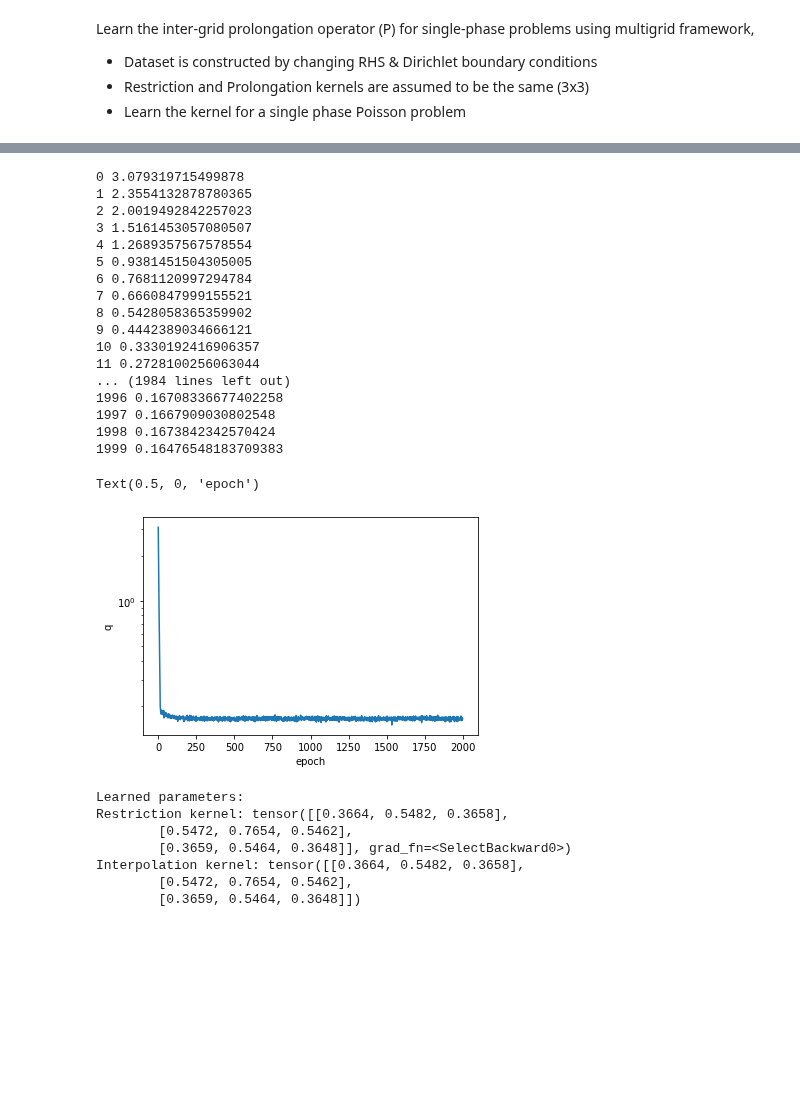
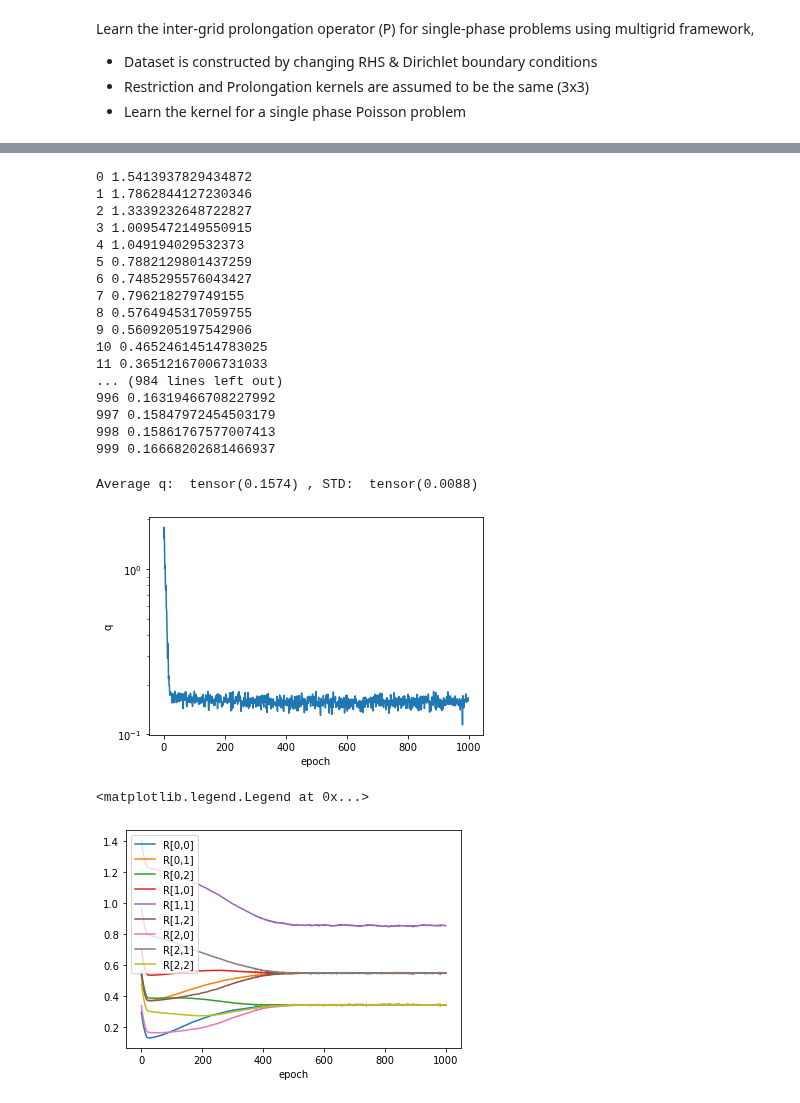
Before and after one commit to longfish/Multigrid-FEANet, a Jupyter notebook: MM-FEANet-learnP.ipynb, the cells around one changed output, grey strips where cells are left out. Cells and saved outputs as stored; diff of their text form; code cells hidden in the pictures; blank space fills up the shorter version.

```diff
--- a/MM-FEANet-learnP.ipynb
+++ b/MM-FEANet-learnP.ipynb
@@ -393,10 +387,10 @@ def train_one_epoch():
     last_loss = running_loss/(i+1)
     return last_loss, para_list[0][0,0].data
 # %%
-num_epoch = 2000
+num_epoch = 1000
 best_vloss = 1_000_000.
 
-loss_train = []
+loss_train = torch.zeros((num_epoch, 1))
 kernel_train = torch.zeros((num_epoch, 3, 3))
 for epoch in range(num_epoch):
     model.train(True)
@@ -406,33 +400,49 @@ for epoch in range(num_epoch):
     # Track best performance, and save the model's state
     mpath = os.path.join(model_dir,model_name+'.pth')
     torch.save(model.state_dict(), mpath)
-    loss_train.append(avg_loss)
+    loss_train[epoch] = avg_loss
     kernel_train[epoch] = kernel_i.detach().clone()
 # %% [output]
-0 3.079319715499878
-1 2.3554132878780365
-2 2.0019492842257023
-3 1.5161453057080507
-4 1.2689357567578554
-5 0.9381451504305005
-6 0.7681120997294784
-7 0.6660847999155521
-8 0.5428058365359902
-9 0.4442389034666121
-10 0.3330192416906357
-11 0.2728100256063044
-... (1984 lines left out)
-1996 0.16708336677402258
-1997 0.1667909030802548
-1998 0.1673842342570424
-1999 0.16476548183709383
+0 1.5413937829434872
+1 1.7862844127230346
+2 1.3339232648722827
+3 1.0095472149550915
+4 1.049194029532373
+5 0.7882129801437259
+6 0.7485295576043427
+7 0.796218279749155
+8 0.5764945317059755
+9 0.5609205197542906
+10 0.46524614514783025
+11 0.36512167006731033
+... (984 lines left out)
+996 0.16319466708227992
+997 0.15847972454503179
+998 0.15861767577007413
+999 0.16668202681466937
 # %%
 plt.plot(loss_train)
 plt.ylabel('q')
 plt.yscale('log')
 plt.xlabel('epoch')
+print("Average q: ", torch.mean(loss_train[-100:]), ", STD: ", torch.std(loss_train[-100:]))
 # %% [output]
-Text(0.5, 0, 'epoch')
+Average q:  tensor(0.1574) , STD:  tensor(0.0088)
-[figure, old version]
+[figure, new version]
+# %%
+plt.plot(kernel_train[:,0,0], label="R[0,0]")
+plt.plot(kernel_train[:,0,1], label="R[0,1]")
+plt.plot(kernel_train[:,0,2], label="R[0,2]")
+plt.plot(kernel_train[:,1,0], label="R[1,0]")
+plt.plot(kernel_train[:,1,1], label="R[1,1]")
+plt.plot(kernel_train[:,1,2], label="R[1,2]")
+plt.plot(kernel_train[:,2,0], label="R[2,0]")
+plt.plot(kernel_train[:,2,1], label="R[2,1]")
+plt.plot(kernel_train[:,2,2], label="R[2,2]")
+plt.xlabel('epoch')
+plt.legend()
+# %% [output]
+<matplotlib.legend.Legend at 0x...>
+[figure, added]
 # %%
 # save the list
@@ -440,12 +450,0 @@ np.save(os.path.join(model_dir,model_name+'.npy'),loss_train)
-# %%
-print('Learned parameters:')
-print('Restriction kernel:', mlist[0][0][0])
-print('Interpolation kernel:', mlist[1][0][0])
-# %% [output]
-Learned parameters:
-Restriction kernel: tensor([[0.3664, 0.5482, 0.3658],
-        [0.5472, 0.7654, 0.5462],
-        [0.3659, 0.5464, 0.3648]], grad_fn=<SelectBackward0>)
-Interpolation kernel: tensor([[0.3664, 0.5482, 0.3658],
-        [0.5472, 0.7654, 0.5462],
-        [0.3659, 0.5464, 0.3648]])
```
Also changed, not shown: parts of 21 cells of this notebook, 5 other files.
